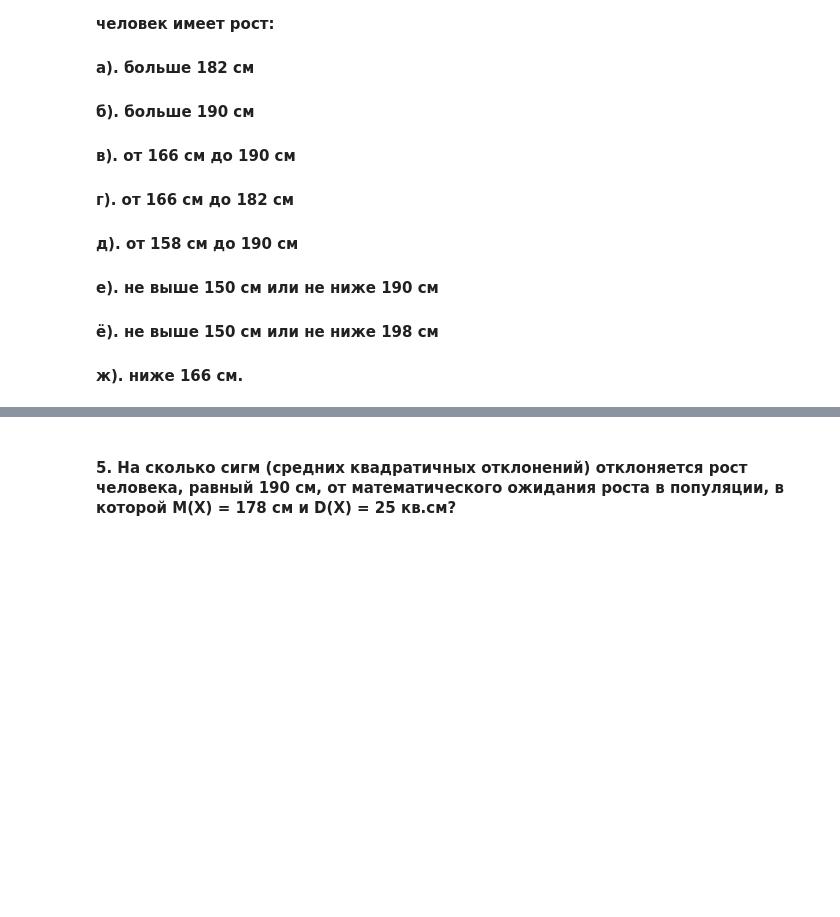
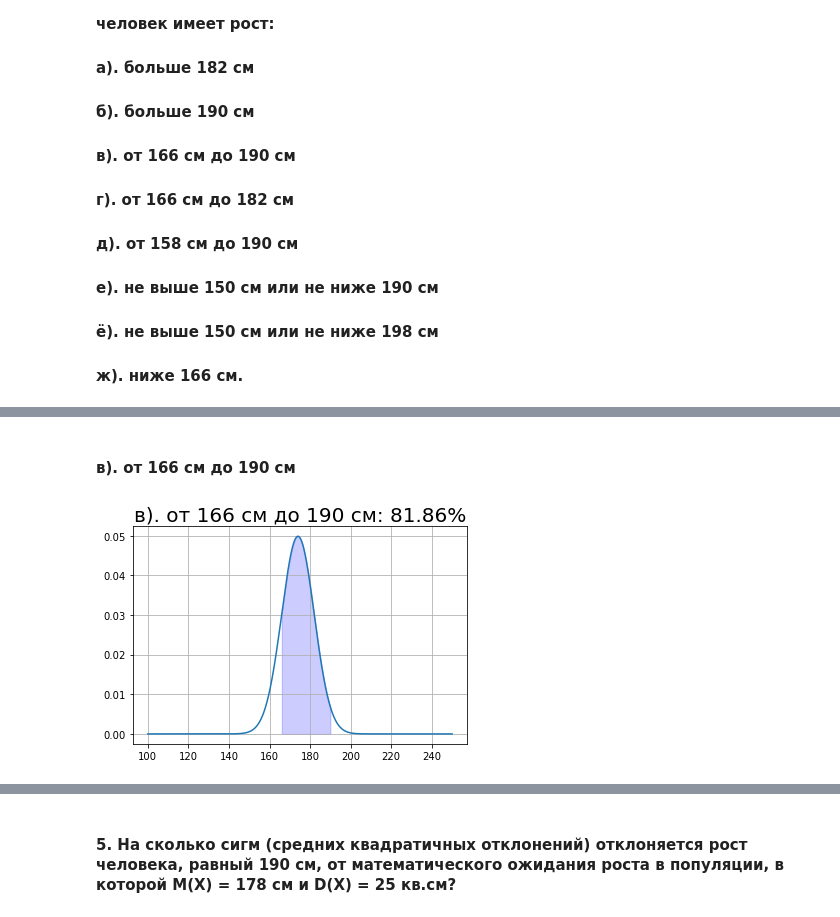
Before and after one commit to GoninM/GB_probability_theory, a Jupyter notebook: homework_4.ipynb, the cells around one changed output, grey strips where cells are left out. Saved outputs shown, nothing was run; the diff lists cells and outputs as text; code cells hidden in the pictures; blank space fills up the shorter version.

```diff
--- a/homework_4.ipynb
+++ b/homework_4.ipynb
@@ -19,0 +179,14 @@
+# %% [markdown]
+#### в). от 166 см до 190 см
+# %%
+x1 = 166
+x2 = 190
+
+p = round(100*(norm(height_mean, height_std).cdf(x2) - norm(height_mean,height_std).cdf(x1)), 2)
+result = f"в). от 166 см до 190 см: {p}%"
+
+condition = ((x >= x1) & (x<=x2))
+
+draw_graf(x, height_mean, height_std, condition, result)
+# %% [output]
+[figure, added]
```
Also changed, not shown: parts of 33 cells of this notebook.
